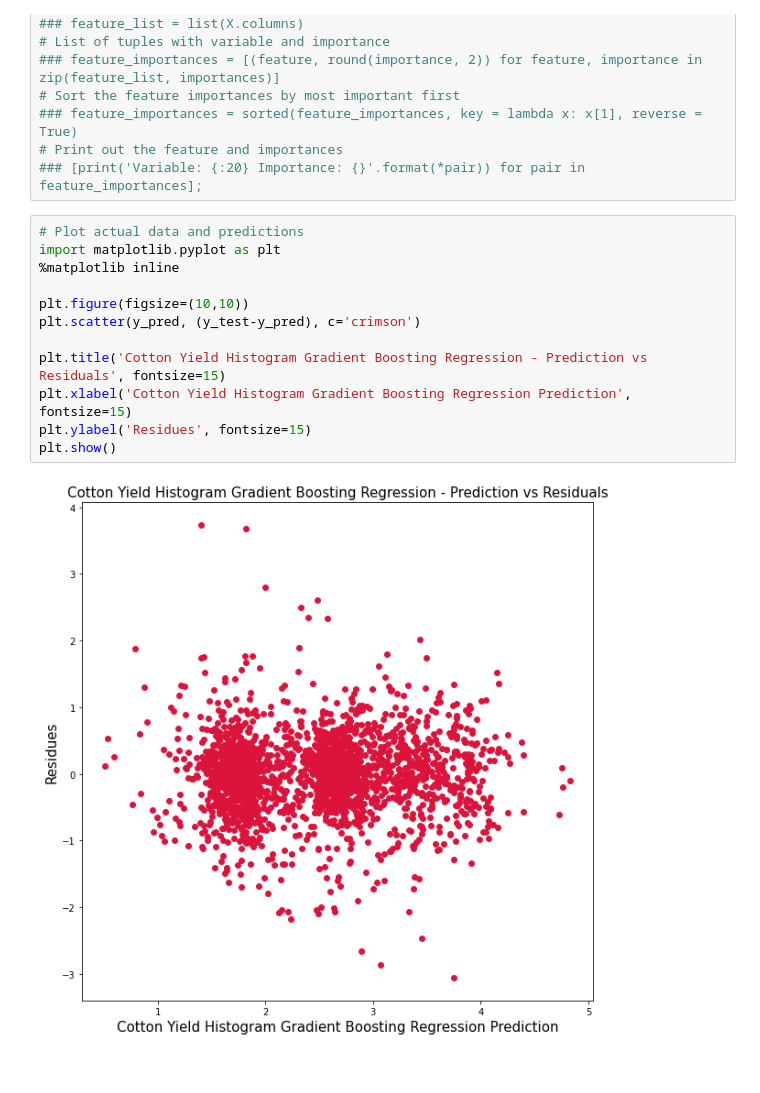
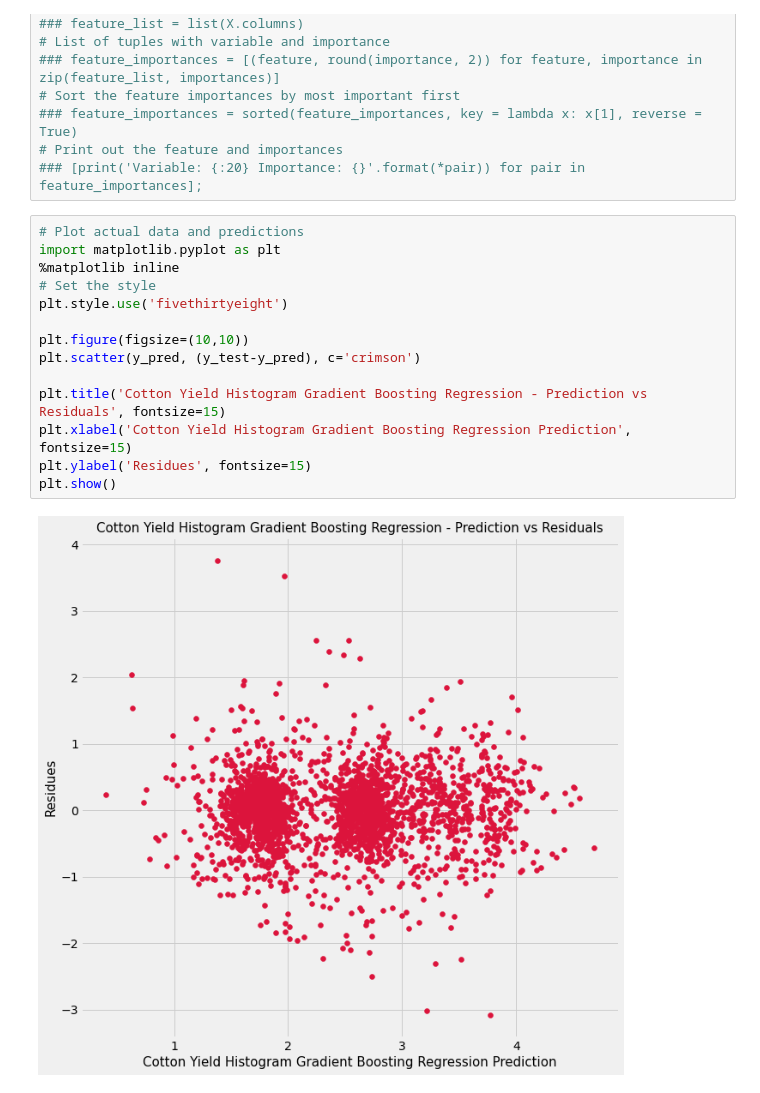
Before and after one commit to hjn14133/Machine-Learning, a Jupyter notebook: Histogradient_Regression_yield.ipynb, the cells around one changed output. Drawn from its saved outputs; the diff is of its cells as text.

```diff
--- a/Histogradient_Regression_yield.ipynb
+++ b/Histogradient_Regression_yield.ipynb
@@ -106,14 +106,16 @@ RMSE:  0.5478399699521196
 # %%
 # Plot actual data and predictions
 import matplotlib.pyplot as plt
 %matplotlib inline
+# Set the style
+plt.style.use('fivethirtyeight')
 
 plt.figure(figsize=(10,10))
 plt.scatter(y_pred, (y_test-y_pred), c='crimson')
 
 plt.title('Cotton Yield Histogram Gradient Boosting Regression - Prediction vs Residuals', fontsize=15)
 plt.xlabel('Cotton Yield Histogram Gradient Boosting Regression Prediction', fontsize=15)
 plt.ylabel('Residues', fontsize=15)
 plt.show()
 # %% [output]
-[figure, old version]
+[figure, new version]
```
Also changed, not shown: parts of 4 cells of this notebook.
